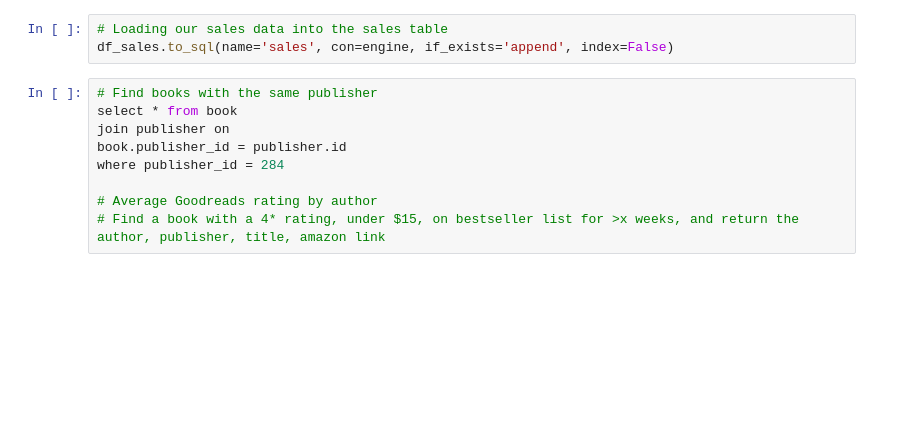
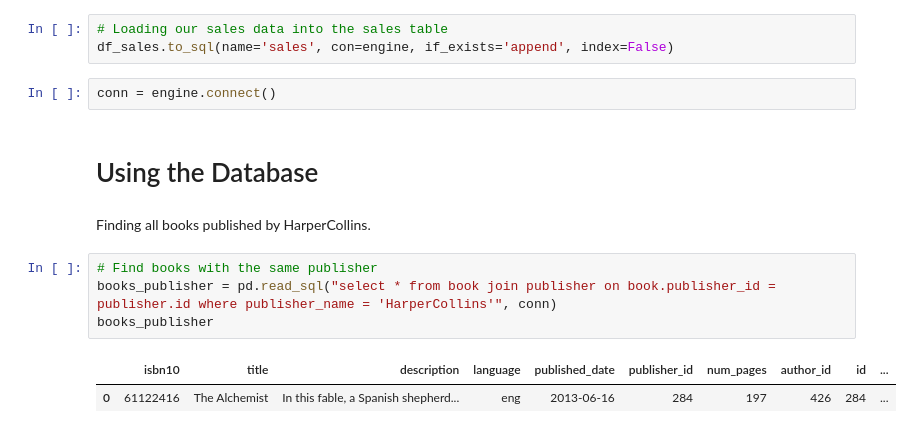
Before and after one commit to schwamb/etl_project, a Jupyter notebook: ETL project.ipynb, the cells around one changed output. Cells and saved outputs as stored; diff of their text form; blank space fills up the shorter version.

Commit message:
Added SQL queries for Science list bestsellers and books published by HarperCollins

```diff
--- a/ETL project.ipynb
+++ b/ETL project.ipynb
@@ -336,12 +348,16 @@ df_review.to_sql(name='review', con=engine, if_exists='append', index=False)
 # %%
 # Loading our sales data into the sales table
 df_sales.to_sql(name='sales', con=engine, if_exists='append', index=False)
+# %%
+conn = engine.connect()
+# %% [markdown]
+# Using the Database
+# %% [markdown]
+Finding all books published by HarperCollins.
 # %%
 # Find books with the same publisher
-select * from book
-join publisher on
-book.publisher_id = publisher.id
-where publisher_id = 284
-
-# Average Goodreads rating by author
-# Find a book with a 4* rating, under $15, on bestseller list for >x weeks, and return the author, publisher, title, amazon link
+books_publisher = pd.read_sql("select * from book join publisher on book.publisher_id = publisher.id where publisher_name = 'HarperCollins'", conn)
+books_publisher
+# %% [output]
+|  | isbn10 | title | description | language | published_date | publisher_id | num_pages | author_id | id | ... |
+| 0 | 61122416 | The Alchemist | In this fable, a Spanish shepherd... | eng | 2013-06-16 | 284 | 197 | 426 | 284 | ... |
```
Also changed, not shown: parts of 6 cells of this notebook.
